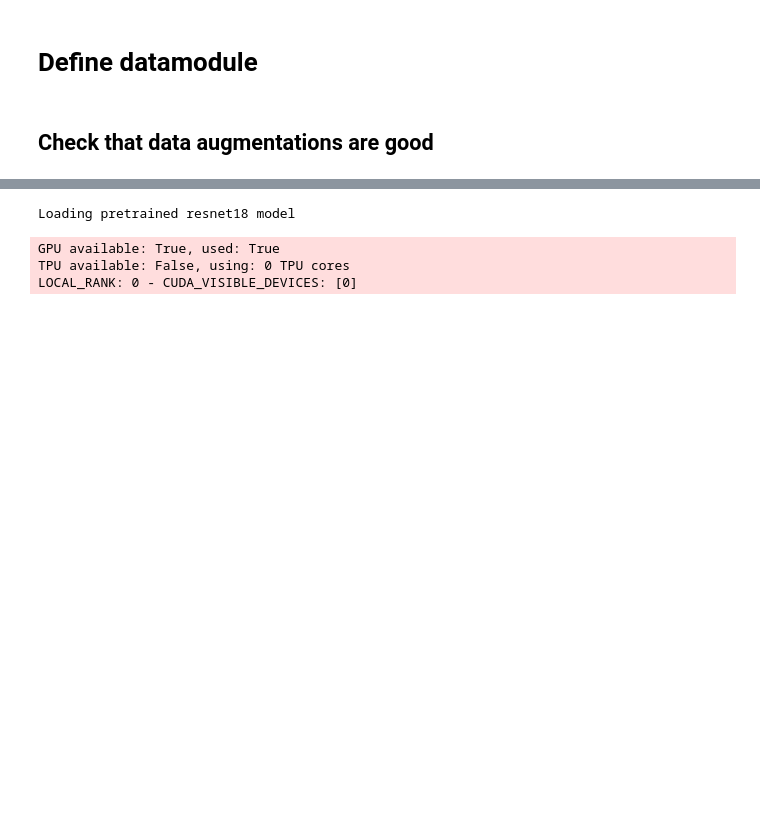
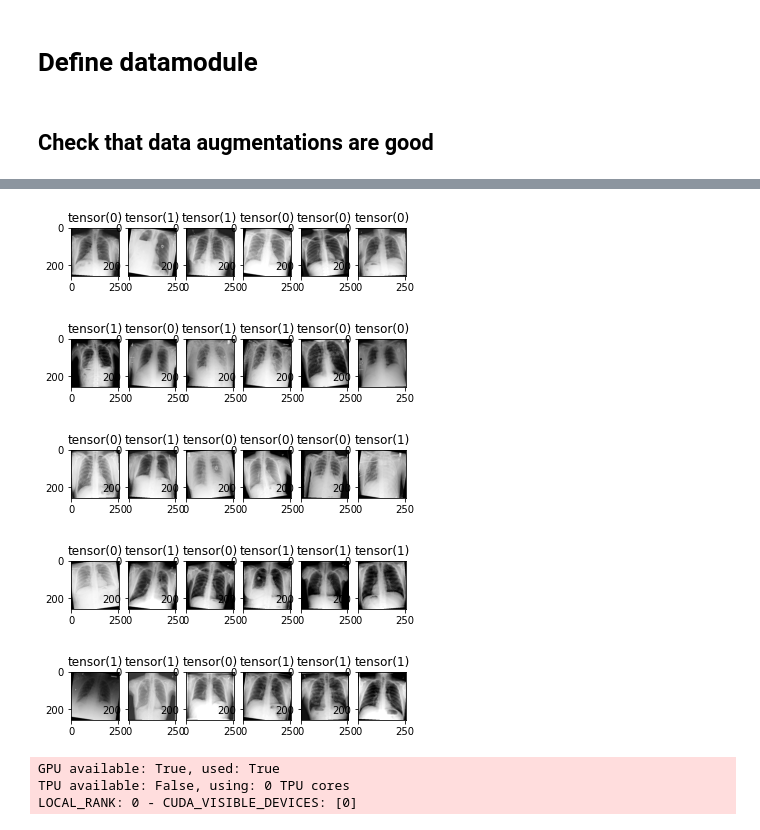
Before and after one commit to Genvekt/SSL_Chest_Xray, a Jupyter notebook: ResNetRotation.ipynb, the cells around one changed output, grey strips where cells are left out. Cells and saved outputs as stored; diff of their text form; code cells hidden in the pictures; blank space fills up the shorter version.

```diff
--- a/ResNetRotation.ipynb
+++ b/ResNetRotation.ipynb
@@ -135,13 +54,31 @@ class pretrainedMocoV2(MocoV2):
+# %%
+data_module = get_data_module("Chest14",
+                              transform=ChestTransforms(height=256),
+                              batch_size=6)
+batches = 4
+for batch in data_module.train_dataloader():
+    img1, labels = batch["image"],batch['label']
+    showInRow(img1, labels, tensor=True)
+    batches -=  1
+    if batches<0:
+        break
+# %% [output]
+[figure, added]
+[figure, added]
+[figure, added]
+[figure, added]
+[figure, added]
 # %%
-data_module = get_data_module("Chest14", transform=moco_chest_transform, batch_size=8)
-my_moco = pretrainedMocoV2(
-           pretrained = True,
-           base_encoder="resnet18",
-           num_negatives=65536,
-           batch_size=8,
-           num_workers=2,
-           datamodule=data_module,
-           learning_rate=1e-4)
+data_module = get_data_module("Chest14",
+                              transform=Moco2ChestTransforms(height=256),
+                              batch_size=16,
+                              num_workers=2)
+
+moco_model = ModifiedMocoV2(pretrained = True,
+                              base_encoder="resnet18",
+                              num_negatives=65536,
+                              batch_size=16,
+                              num_workers=2,
+                              datamodule=data_module,
+                              learning_rate=1e-4)
-# %% [output]
-Loading pretrained resnet18 model
 # %%
```
Also changed, not shown: parts of 20 cells of this notebook, 7 other files.
